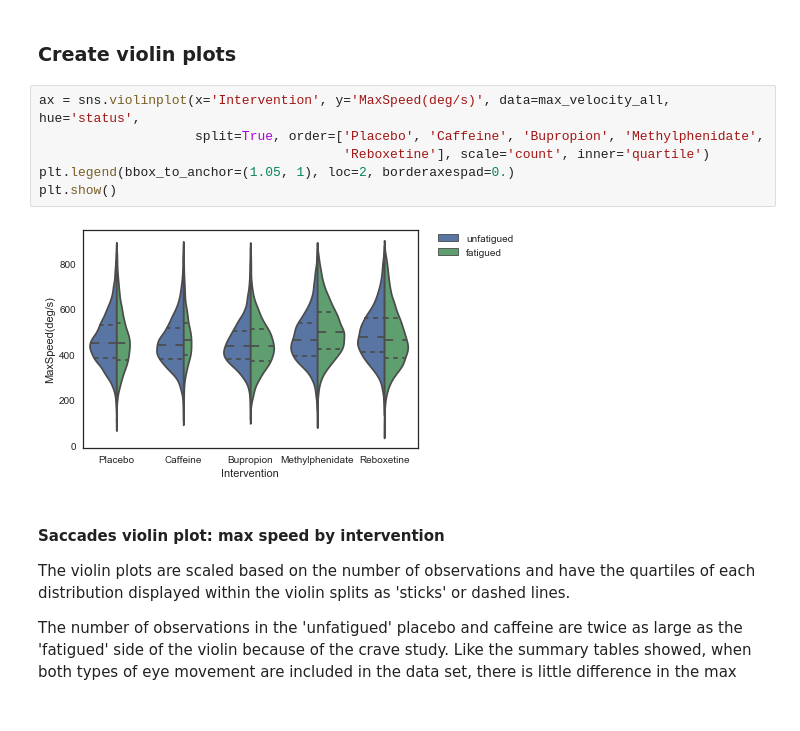
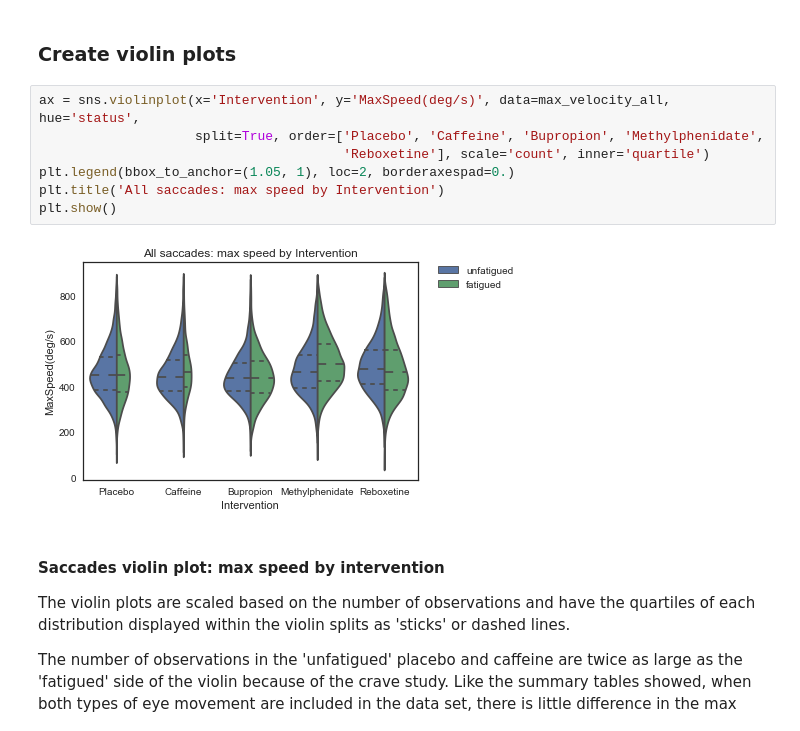
Before and after one commit to charlieconnell/Projects, a Jupyter notebook: saccades_analysis.ipynb, the cells around one changed output. Drawn from its saved outputs; the diff is of its cells as text.

```diff
--- a/saccades_analysis.ipynb
+++ b/saccades_analysis.ipynb
@@ -182,11 +193,12 @@ max_velocity_anti = antisaccades[['Intervention', 'status', 'MaxSpeed(deg/s)']]
 # %%
 ax = sns.violinplot(x='Intervention', y='MaxSpeed(deg/s)', data=max_velocity_all, hue='status',
                     split=True, order=['Placebo', 'Caffeine', 'Bupropion', 'Methylphenidate',
                                        'Reboxetine'], scale='count', inner='quartile')
 plt.legend(bbox_to_anchor=(1.05, 1), loc=2, borderaxespad=0.)
+plt.title('All saccades: max speed by Intervention')
 plt.show()
 # %% [output]
-[figure, old version]
+[figure, new version]
 # %% [markdown]
 #### Saccades violin plot: max speed by intervention
 The violin plots are scaled based on the number of observations and have the quartiles of each distribution displayed within the violin splits as 'sticks' or dashed lines.
```
Also changed, not shown: parts of 17 cells of this notebook, 2 other files.
